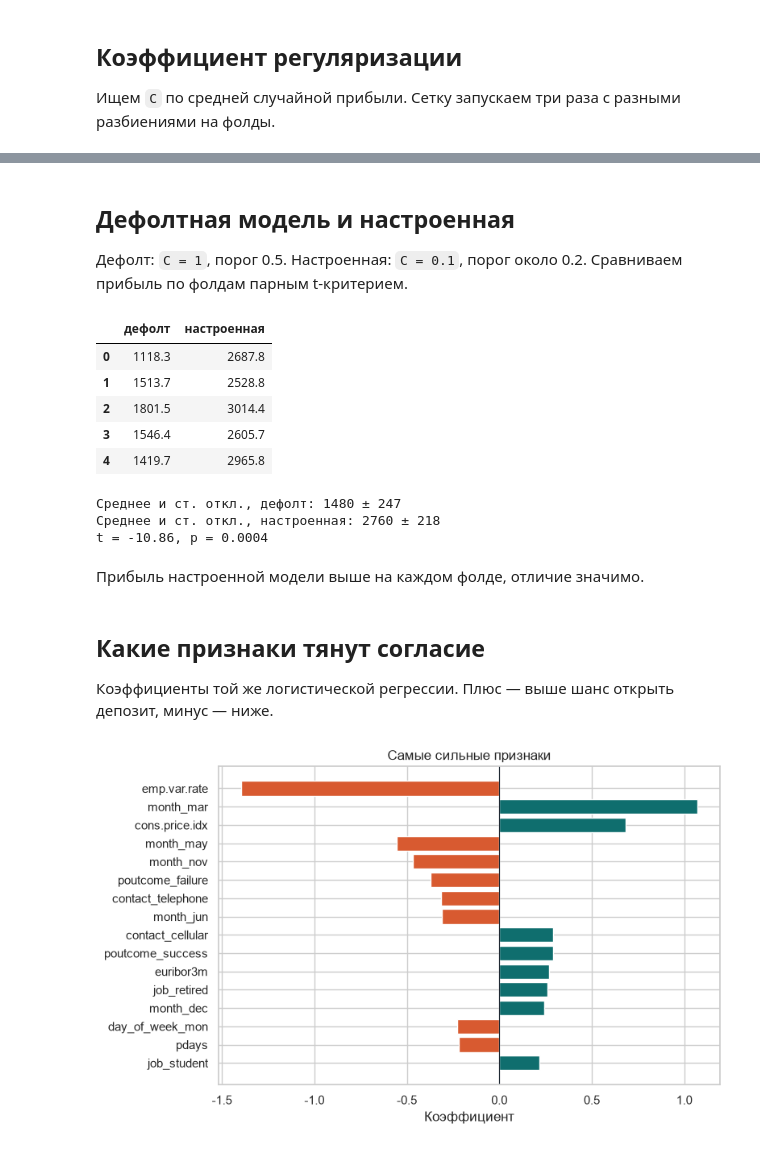
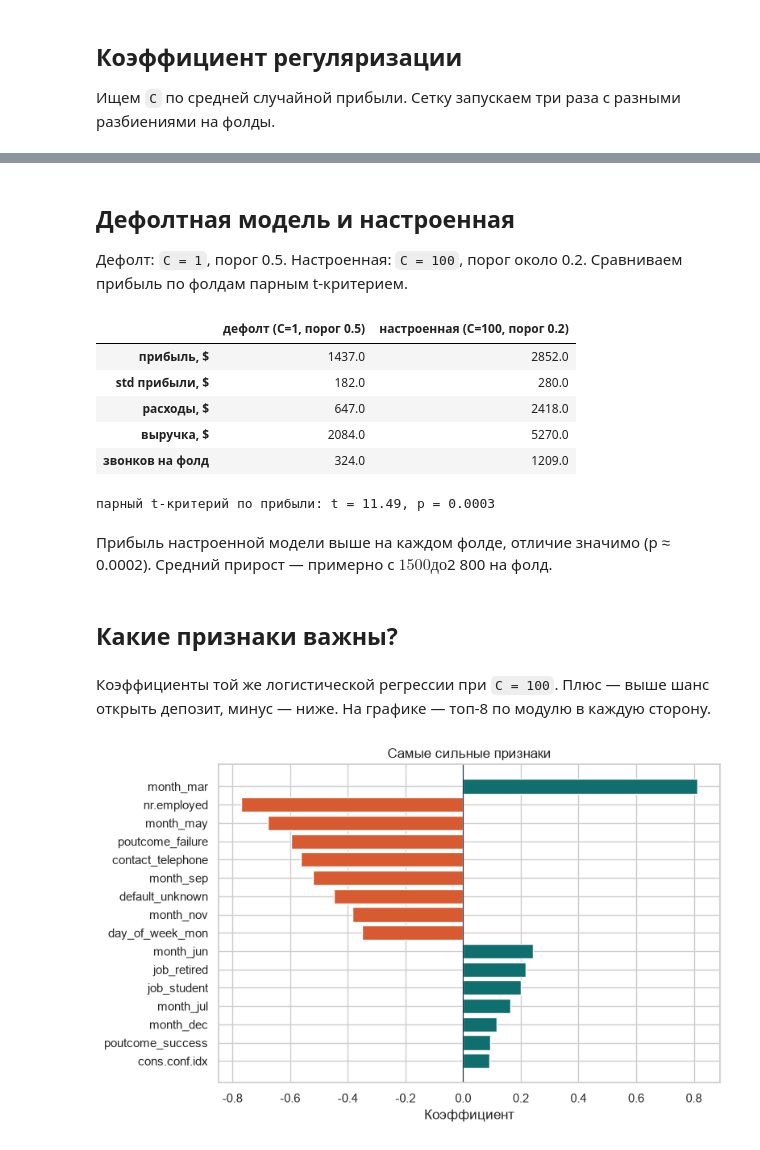
Before and after one commit to florenskaial118/bank-deposit-profit, a Jupyter notebook: term_deposit_profit.ipynb, the cells around one changed output, grey strips where cells are left out. Drawn from its saved outputs; the diff is of its cells as text; code cells hidden in the pictures.

```diff
--- a/term_deposit_profit.ipynb
+++ b/term_deposit_profit.ipynb
@@ -42,5 +96,6 @@ display(df.drop(columns="duration").head(3))
 # %%
-X = df.drop(columns=["duration", "y"])
+drop_num = ["euribor3m", "emp.var.rate"]
+X = df.drop(columns=["duration", "y"]+ drop_num)
 y = df.y == "yes"
 
 cat_cols = X.select_dtypes(include="str").columns.tolist()
@@ -223,54 +306,65 @@ fig.tight_layout()
 # %% [markdown]
 ## Дефолтная модель и настроенная
 
-Дефолт: `C = 1`, порог 0.5. Настроенная: `C = 0.1`, порог около 0.2.
+Дефолт: `C = 1`, порог 0.5. Настроенная: `C = 100`, порог около 0.2.
 Сравниваем прибыль по фолдам парным t-критерием.
 # %%
-default_model = evaluate(out_of_fold(encoded, y, C=1.0, random_state=42), threshold=0.5, random_revenue=True)
-tuned_model = evaluate(out_of_fold(encoded, y, C=0.1, random_state=42), threshold=0.2, random_revenue=True)
+default_eval = evaluate(out_of_fold(encoded, y, C=1.0, random_state=42),
+                        threshold=0.5, random_revenue=True)
+tuned_eval = evaluate(out_of_fold(encoded, y, C=100, random_state=42),
+                      threshold=0.2, random_revenue=True)
 
-side_by_side = pd.DataFrame({
-    "дефолт": default_model.profit,
-    "настроенная": tuned_model.profit,
-})
-display(side_by_side.round(1))
-print(f"Среднее и ст. откл., дефолт: {default_model.profit.mean():.0f} ± {default_model.profit.std(ddof=1):.0f}")
-print(f"Среднее и ст. откл., настроенная: {tuned_model.profit.mean():.0f} ± {tuned_model.profit.std(ddof=1):.0f}")
+summary = pd.DataFrame({
+    "дефолт (C=1, порог 0.5)": {
+        "прибыль, $": default_eval.profit.mean(),
+        "std прибыли, $": default_eval.profit.std(ddof=1),
+        "расходы, $": default_eval.expenses.mean(),
+        "выручка, $": (default_eval.profit + default_eval.expenses).mean(),
+        "звонков на фолд": (default_eval.expenses / 2).mean(),
+    },
+    "настроенная (C=100, порог 0.2)": {
+        "прибыль, $": tuned_eval.profit.mean(),
+        "std прибыли, $": tuned_eval.profit.std(ddof=1),
+        "расходы, $": tuned_eval.expenses.mean(),
+        "выручка, $": (tuned_eval.profit + tuned_eval.expenses).mean(),
+        "звонков на фолд": (tuned_eval.expenses / 2).mean(),
+    },
+}).round(0)
+display(summary)
 
-t_stat, p_value = stats.ttest_rel(default_model.profit, tuned_model.profit)
-print(f"t = {t_stat:.2f}, p = {p_value:.4f}")
+t_stat, p_value = stats.ttest_rel(tuned_eval.profit, default_eval.profit)
+print(f"парный t-критерий по прибыли: t = {t_stat:.2f}, p = {p_value:.4f}")
 # %% [output]
-|  | дефолт | настроенная |
-| 0 | 1118.3 | 2687.8 |
-| 1 | 1513.7 | 2528.8 |
-| 2 | 1801.5 | 3014.4 |
-| 3 | 1546.4 | 2605.7 |
-| 4 | 1419.7 | 2965.8 |
+|  | дефолт (C=1, порог 0.5) | настроенная (C=100, порог 0.2) |
+| прибыль, $ | 1437.0 | 2852.0 |
+| std прибыли, $ | 182.0 | 280.0 |
+| расходы, $ | 647.0 | 2418.0 |
+| выручка, $ | 2084.0 | 5270.0 |
+| звонков на фолд | 324.0 | 1209.0 |
-Среднее и ст. откл., дефолт: 1480 ± 247
-Среднее и ст. откл., настроенная: 2760 ± 218
-t = -10.86, p = 0.0004
+парный t-критерий по прибыли: t = 11.49, p = 0.0003
 # %% [markdown]
-Прибыль настроенной модели выше на каждом фолде, отличие значимо.
+Прибыль настроенной модели выше на каждом фолде, отличие значимо (p ≈ 0.0002). Средний прирост — примерно с $1 500 до $2 800 на фолд.
 # %% [markdown]
-## Какие признаки тянут согласие
-
-Коэффициенты той же логистической регрессии. Плюс — выше шанс открыть депозит, минус — ниже.
+## Какие признаки важны?
+# %% [markdown]
+Коэффициенты той же логистической регрессии при `C = 100`. Плюс — выше шанс открыть депозит, минус — ниже. На графике — топ-8 по модулю в каждую сторону.
 # %%
-model = LogisticRegression(C=0.1, max_iter=1000)
+model = LogisticRegression(C=100, max_iter=1000)
 model.fit(encoded, y)
 coefficients = pd.Series(model.coef_[0], index=encoded.columns)
 coefficients.index = [name.split("__", 1)[-1] for name in coefficients.index]
 top = pd.concat([coefficients.nsmallest(8), coefficients.nlargest(8)])
 top = top.sort_values(key = np.abs, ascending = True)
 
 
 fig, ax = plt.subplots(figsize=(8, 5))
 colors = ["#D85A30" if value < 0 else "#0F6E6E" for value in top]
 ax.barh(top.index, top.to_numpy(), color=colors)
 ax.axvline(0, color="#1F2933", linewidth=0.8)
 ax.set_xlabel("Коэффициент")
 ax.set_title("Самые сильные признаки")
 fig.tight_layout()
+fig.savefig("images/coefficients.png", dpi=150, bbox_inches="tight")
 # %% [output]
-[figure, old version]
+[figure, new version]
 # %% [markdown]
```
Also changed, not shown: parts of 23 cells of this notebook, 8 other files.
